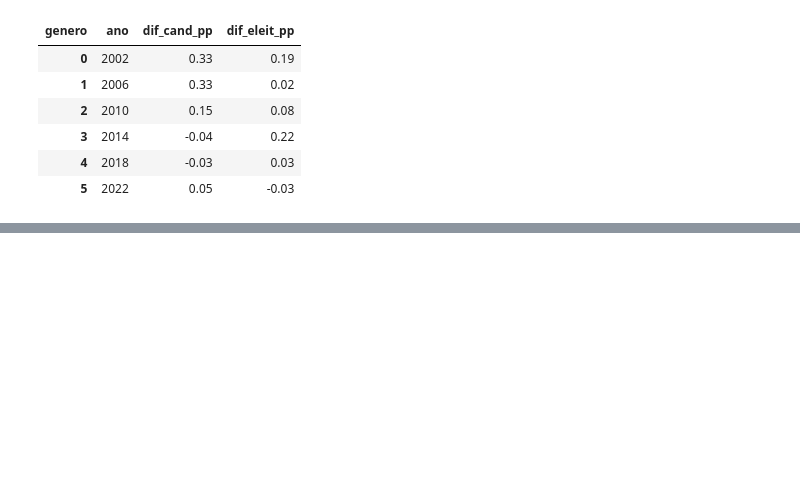
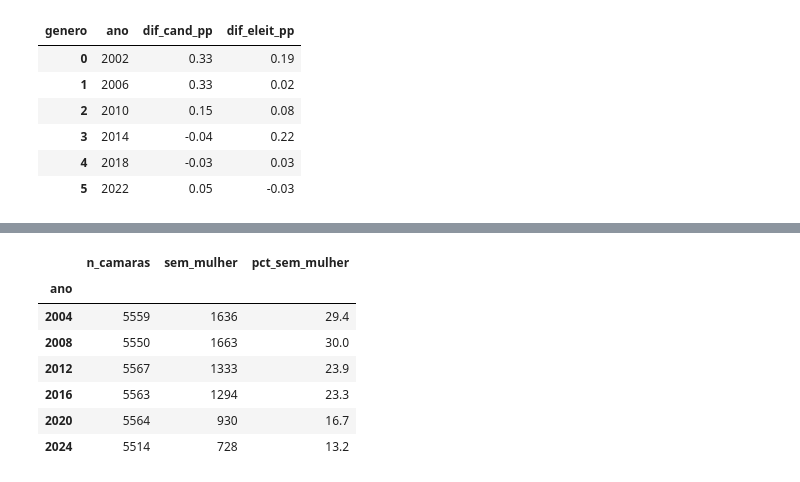
Before and after one commit to annabrinkhus/projeto_aedv, a Jupyter notebook: notebooks/questao2.ipynb, the cells around one changed output, grey strips where cells are left out. Cells and saved outputs as stored; diff of their text form; code cells hidden in the pictures; blank space fills up the shorter version.

```diff
--- a/notebooks/questao2.ipynb
+++ b/notebooks/questao2.ipynb
@@ -404,0 +526,21 @@ comp[["ano", "dif_cand_pp", "dif_eleit_pp"]].round(2)
+# %%
+el = base[(base["cargo"] == "vereador") & base["eleito"]].copy()
+el["fem"] = (el["genero"] == "feminino").astype(int)
+
+cam = (el.groupby(["ano", "id_municipio"], observed=True)
+         .agg(n=("fem", "size"), mulheres=("fem", "sum"))
+         .reset_index())
+cam["sem_mulher"] = cam["mulheres"] == 0
+
+res = cam.groupby("ano")["sem_mulher"].agg(n_camaras="count", sem_mulher="sum")
+res["pct_sem_mulher"] = res["sem_mulher"] / res["n_camaras"] * 100
+res.round(1)
+# %% [output]
+|  | n_camaras | sem_mulher | pct_sem_mulher |
+| ano |  |  |  |
+| 2004 | 5559 | 1636 | 29.4 |
+| 2008 | 5550 | 1663 | 30.0 |
+| 2012 | 5567 | 1333 | 23.9 |
+| 2016 | 5563 | 1294 | 23.3 |
+| 2020 | 5564 | 930 | 16.7 |
+| 2024 | 5514 | 728 | 13.2 |
```
Also changed, not shown: parts of 14 cells of this notebook, 1 other file.
